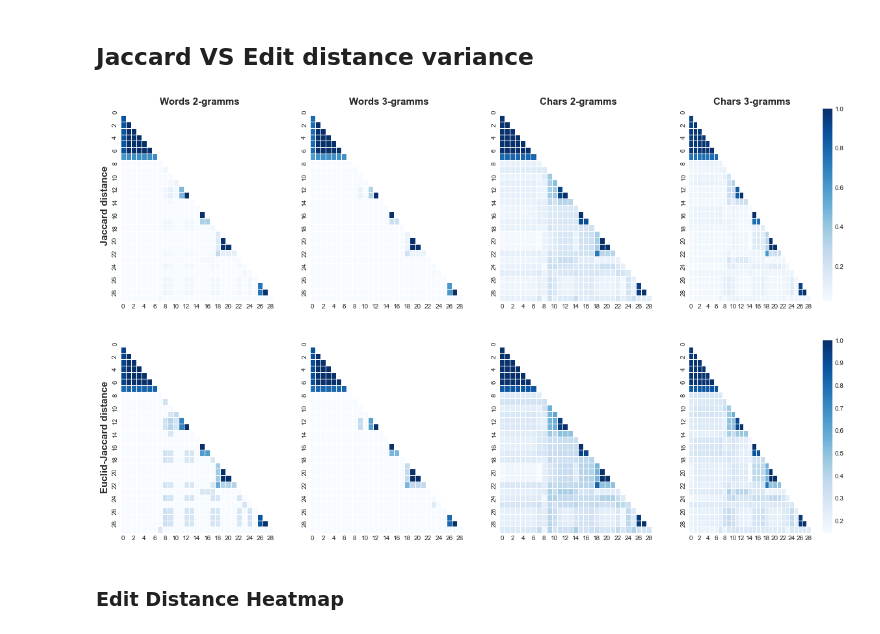
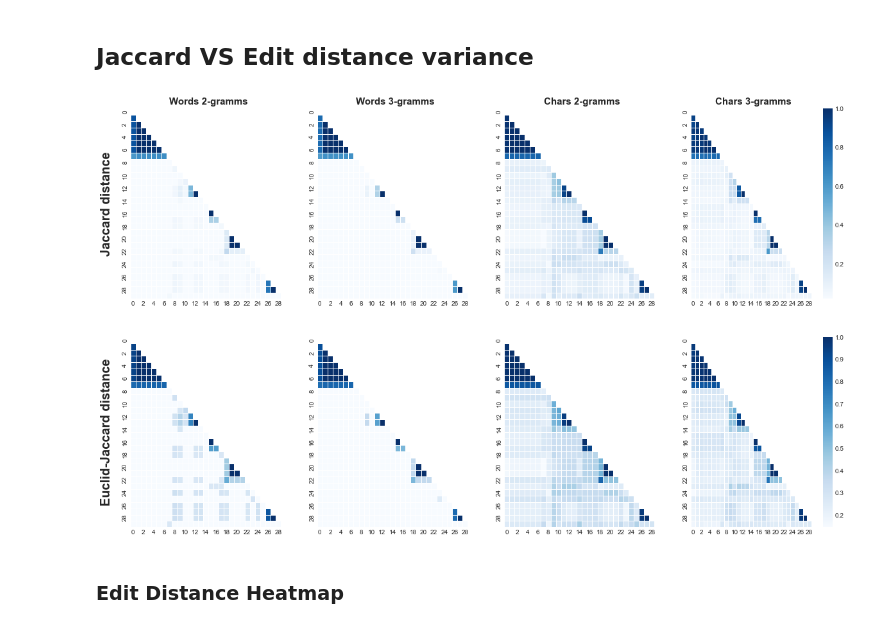
Before and after one commit to Nikoletos-K/WinnER, a Jupyter notebook: ToyDatasetJupyter.ipynb, the cells around one changed output. Cells and saved outputs as stored; diff of their text form; code cells hidden in the pictures.

```diff
--- a/ToyDatasetJupyter.ipynb
+++ b/ToyDatasetJupyter.ipynb
@@ -315,36 +315,39 @@ mask[np.triu_indices_from(mask)] = True
 
 ax1.set_title("Words 2-gramms",fontsize=15, fontweight='bold')
 sns.heatmap(js2_matrix,  linewidths=.5,cmap="Blues",mask=mask,fmt='.3g', cbar=False, ax=ax1)
 
 ax2.set_title("Words 3-gramms",fontsize=15, fontweight='bold')
 sns.heatmap(js3_matrix,  linewidths=.5,cmap="Blues",mask=mask,fmt='.3g', cbar=False, ax=ax2)
 
 ax3.set_title("Chars 2-gramms",fontsize=15, fontweight='bold')
 sns.heatmap(jc2_matrix, linewidths=.5,cmap="Blues",mask=mask,fmt='.3g', cbar=False, ax=ax3)
 
 ax4.set_title("Chars 3-gramms",fontsize=15, fontweight='bold')
 sns.heatmap(jc3_matrix, linewidths=.5,cmap="Blues",mask=mask,fmt='.3g', ax=ax4)
 
-ax1.set_ylabel("Jaccard distance", fontsize=15 , fontweight='bold')
+ax1.yaxis.labelpad = 15
+ax1.set_ylabel("Jaccard distance", fontsize=20 , fontweight='bold')
 
 # ax5.set_title("Euclid-Jaccard words 2-gramms",fontsize=15)
 sns.heatmap(ejs2_matrix, linewidths=.5,cmap="Blues",mask=mask,fmt='.3g', cbar=False, ax=ax5)
-ax5.set_ylabel("Euclid-Jaccard distance", fontsize=15, fontweight='bold')
+
+ax5.yaxis.labelpad = 15
+ax5.set_ylabel("Euclid-Jaccard distance", fontsize=20, fontweight='bold')
 
 
 # ax6.set_title("Euclid-Jaccard words 3-gramms",fontsize=15)
 sns.heatmap(ejs3_matrix, linewidths=.5,cmap="Blues",mask=mask,fmt='.3g', cbar=False, ax=ax6)
 
 # ax7.set_title("Euclid-Jaccard chars 2-gramms",fontsize=15)
 sns.heatmap(ejc2_matrix, linewidths=.5,cmap="Blues",mask=mask,fmt='.3g', cbar=False, ax=ax7)
 
 # ax8.set_title("Euclid-Jaccard chars 3-gramms",fontsize=15)
 sns.heatmap(ejc3_matrix, linewidths=.5,cmap="Blues",mask=mask,fmt='.3g', ax=ax8)
 
 # fig.tight_layout()
 fig.savefig("heatmaps.png")
 # %% [output]
-[figure, old version]
+[figure, new version]
 # %% [markdown]
 ### Edit Distance Heatmap
 # %%
```
Also changed, not shown: 19 other files.
